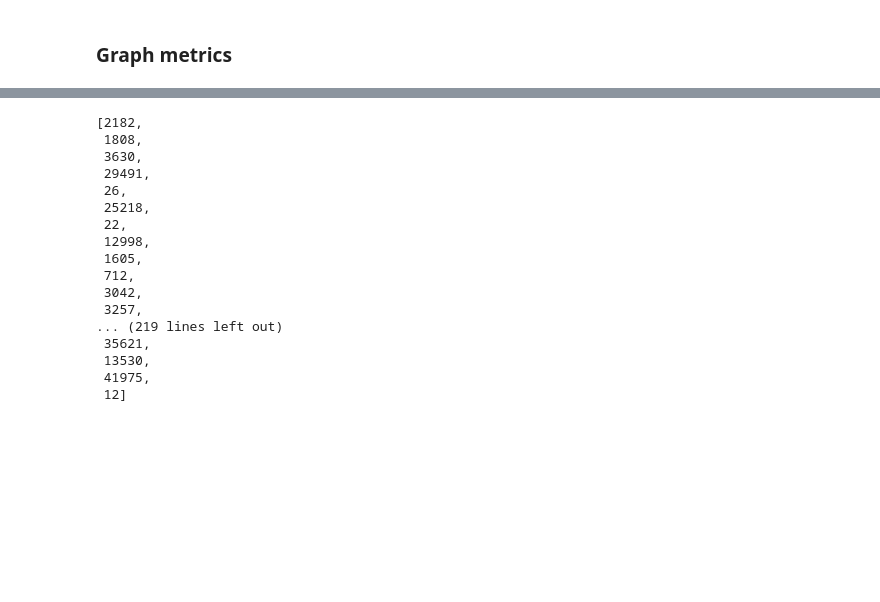
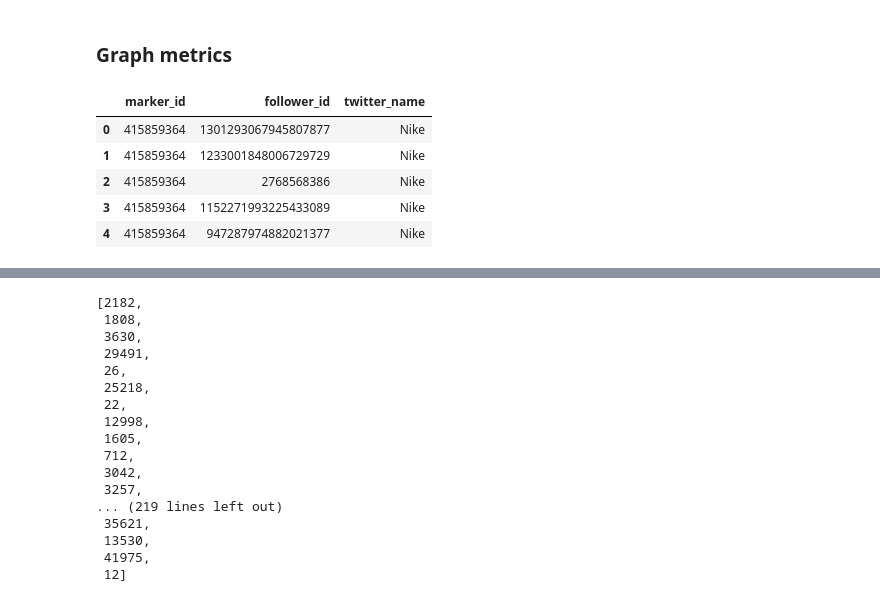
Before and after one commit to livtol99/Liv-Stage---FOCOS-Hand-Over, a Jupyter notebook: Code/Connectedness.ipynb, the cells around one changed output, grey strips where cells are left out. Cells and saved outputs as stored; diff of their text form; code cells hidden in the pictures; blank space fills up the shorter version.

```diff
--- a/Code/Connectedness.ipynb
+++ b/Code/Connectedness.ipynb
@@ -135,6 +99,15 @@ Make dge list into a graph.
 An edge list is a simple, tabular representation of a graph, while a graph is amore complex data structure that allows for more advance operations, such s finding paths and calculating graph metrics.
 # %% [markdown]
 ### Graph metrics
+# %%
+edgelist.head()
+# %% [output]
+|  | marker_id | follower_id | twitter_name |
+| 0 | 415859364 | 1301293067945807877 | Nike |
+| 1 | 415859364 | 1233001848006729729 | Nike |
+| 2 | 415859364 | 2768568386 | Nike |
+| 3 | 415859364 | 1152271993225433089 | Nike |
+| 4 | 415859364 | 947287974882021377 | Nike |
 # %%
 
 # Create a new bipartite graph
```
Also changed, not shown: parts of 24 cells of this notebook, 4 other files.
